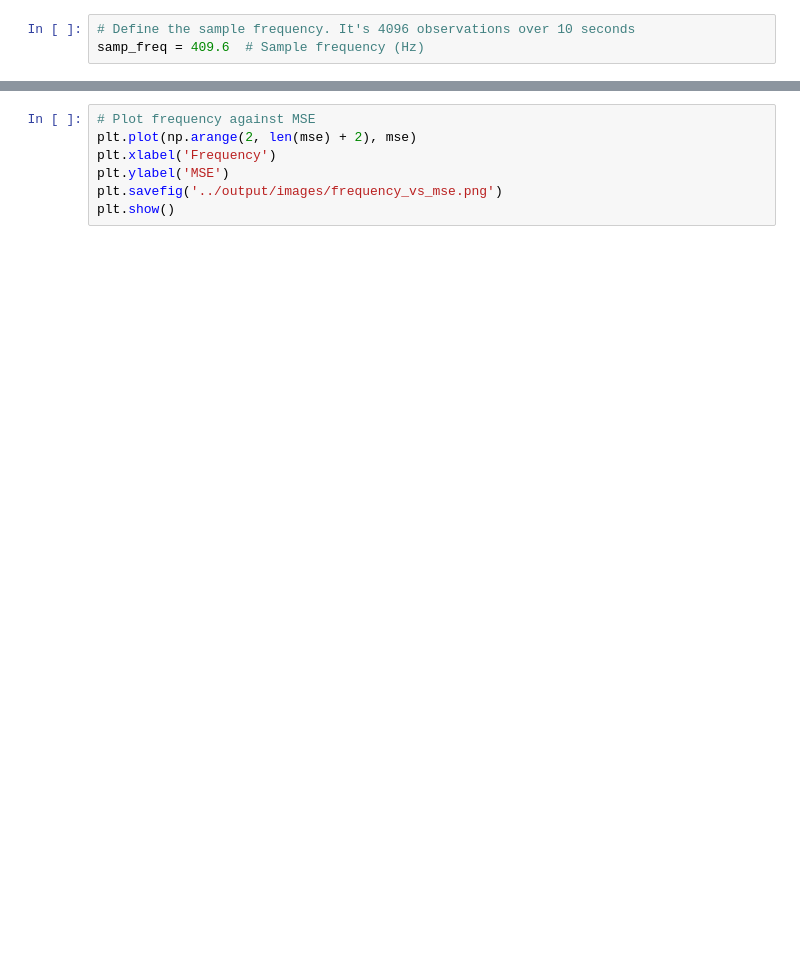
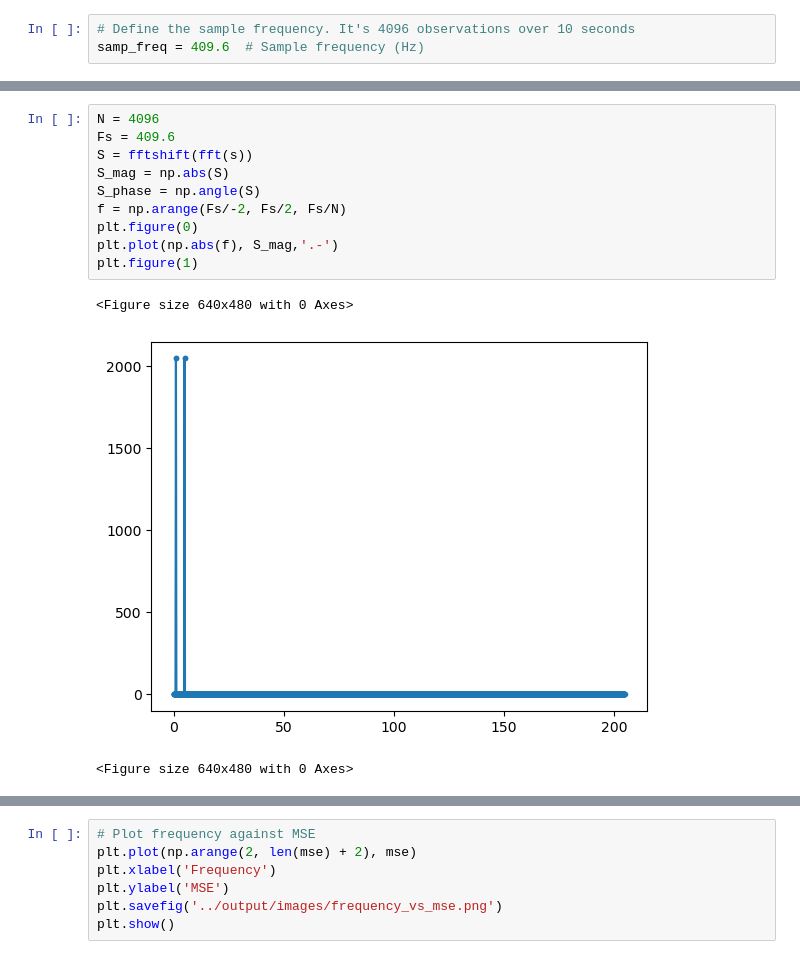
Before and after one commit to sanhitamj/ecg_unravel, a Jupyter notebook: notebooks/notch_pass.ipynb, the cells around one changed output, grey strips where cells are left out. Cells and saved outputs as stored; diff of their text form; blank space fills up the shorter version.

```diff
--- a/notebooks/notch_pass.ipynb
+++ b/notebooks/notch_pass.ipynb
@@ -84,0 +156,14 @@ plt.show()
+# %%
+N = 4096
+Fs = 409.6
+S = fftshift(fft(s))
+S_mag = np.abs(S)
+S_phase = np.angle(S)
+f = np.arange(Fs/-2, Fs/2, Fs/N)
+plt.figure(0)
+plt.plot(np.abs(f), S_mag,'.-')
+plt.figure(1)
+# %% [output]
+<Figure size 640x480 with 0 Axes>
+[figure, added]
+<Figure size 640x480 with 0 Axes>
```
Also changed, not shown: parts of 13 cells of this notebook, 1 other file.
